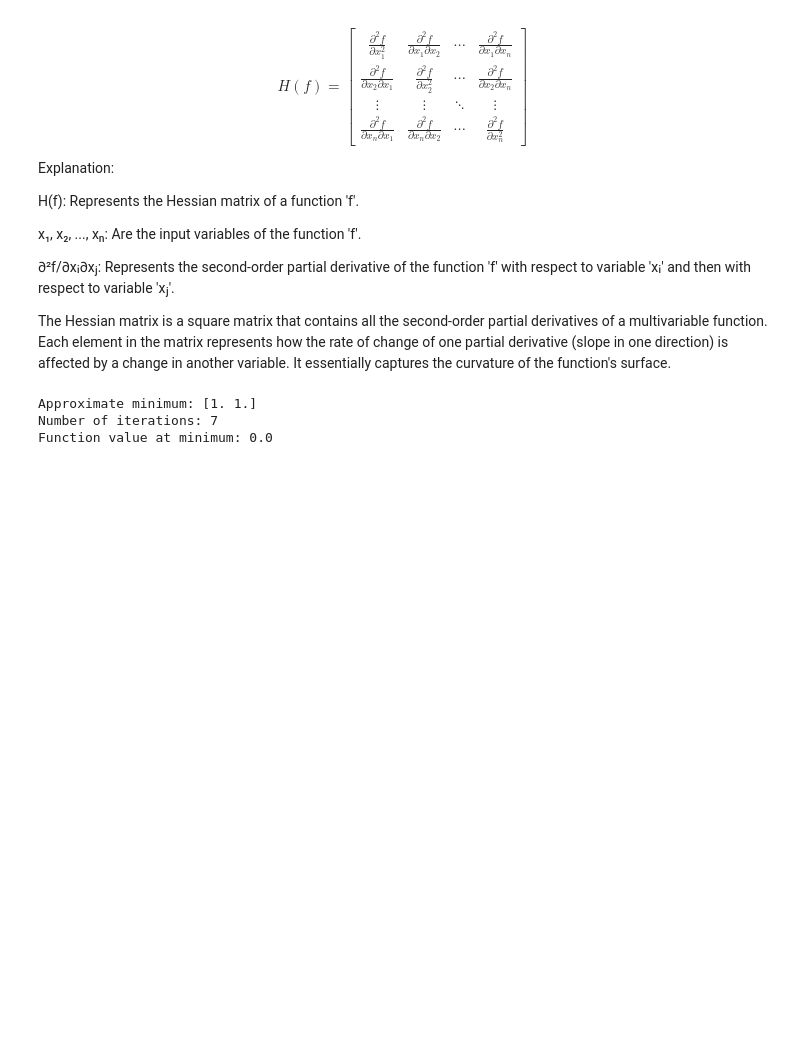
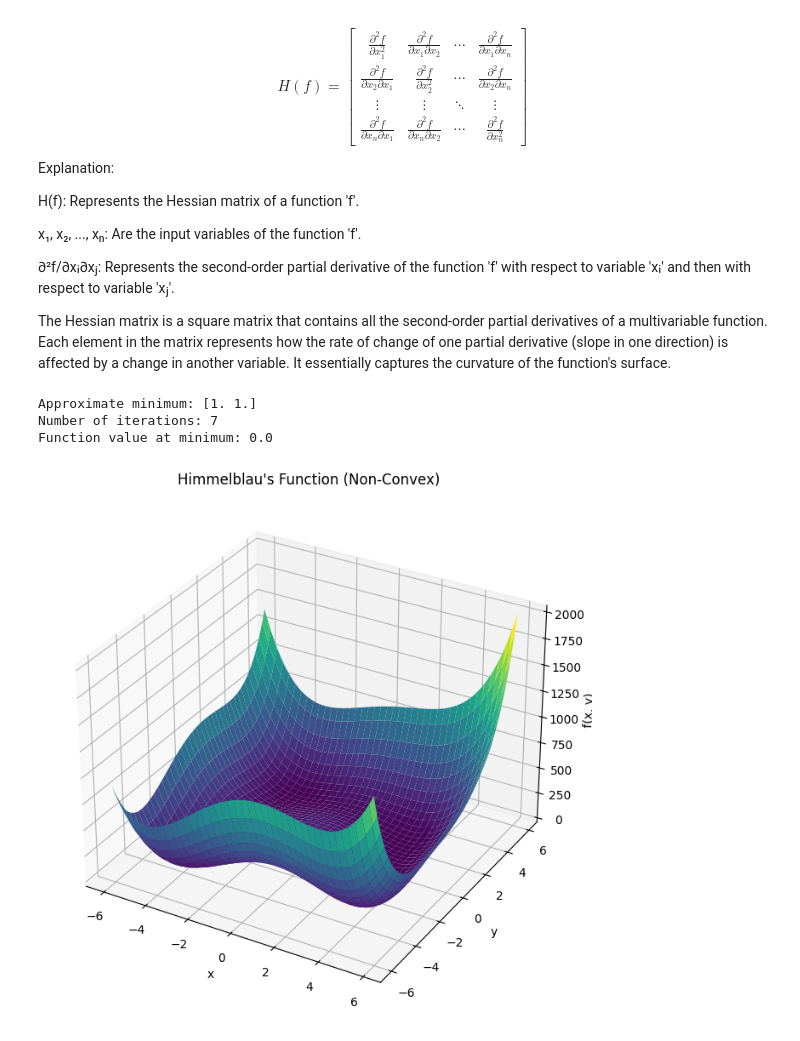
Before and after one commit to kl2217/finite-element, a Jupyter notebook: convex_optimization.ipynb, the cells around one changed output. Cells and saved outputs as stored; diff of their text form; code cells hidden in the pictures; blank space fills up the shorter version.

```diff
--- a/convex_optimization.ipynb
+++ b/convex_optimization.ipynb
@@ -223,3 +223,37 @@ print(f"Function value at minimum: {f(minimum)}")
 Approximate minimum: [1. 1.]
 Number of iterations: 7
 Function value at minimum: 0.0
+# %%
+# 2d surface that can not be solved with convex optimization
+
+import matplotlib.pyplot as plt
+import numpy as np
+
+# Define the non-convex function (e.g., Himmelblau's function)
+def himmelblau(x, y):
+    return (x**2 + y - 11)**2 + (x + y**2 - 7)**2
+
+# Create a grid of x and y values
+x = np.arange(-6, 6, 0.1)
+y = np.arange(-6, 6, 0.1)
+X, Y = np.meshgrid(x, y)
+
+# Calculate the function values for each point in the grid
+Z = himmelblau(X, Y)
+
+
+# Create a 3D surface plot
+fig = plt.figure(figsize=(10, 8))
+ax = fig.add_subplot(111, projection='3d')
+ax.plot_surface(X, Y, Z, cmap='viridis')  # Use a colormap for better visualization
+
+# Add labels and title
+ax.set_xlabel('x')
+ax.set_ylabel('y')
+ax.set_zlabel('f(x, y)')
+ax.set_title("Himmelblau's Function (Non-Convex)")
+
+# Show the plot
+plt.show()
+# %% [output]
+[figure, added]
```
